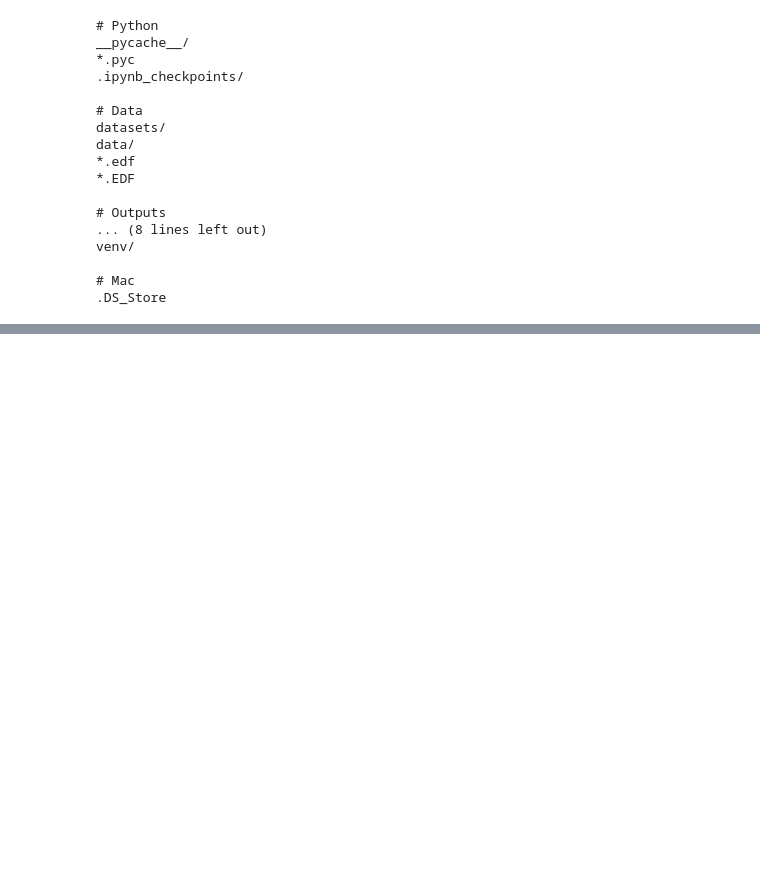
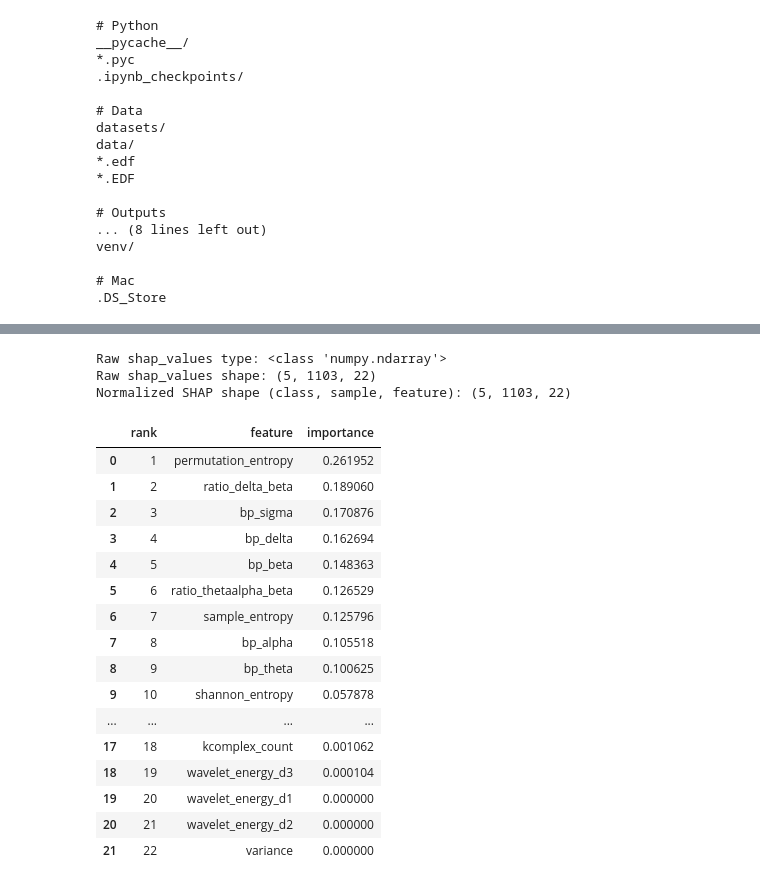
Before and after one commit to naokihayakawa1228/sleep-xai, a Jupyter notebook: notebooks/01_permana_features.ipynb, the cells around one changed output, grey strips where cells are left out. Cells and saved outputs as stored; diff of their text form; code cells hidden in the pictures; blank space fills up the shorter version.

```diff
--- a/notebooks/01_permana_features.ipynb
+++ b/notebooks/01_permana_features.ipynb
@@ -434,0 +540,59 @@ venv/
+# %%
+import numpy as np
+import pandas as pd
+
+# 棒グラフと同じ (class, sample, feature) 配列を使う。
+print("Raw shap_values type:", type(shap_values))
+print("Raw shap_values shape:", np.asarray(shap_values).shape)
+
+shap_values_global = normalize_shap_values(
+    shap_values,
+    n_classes=len(event_id),
+    n_features=len(PERMANA_FEATURE_NAMES),
+)
+print("Normalized SHAP shape (class, sample, feature):", shap_values_global.shape)
+
+expected_shape_parts = (len(event_id), len(PERMANA_FEATURE_NAMES))
+if (shap_values_global.shape[0], shap_values_global.shape[2]) != expected_shape_parts:
+    raise ValueError(
+        "SHAP shape does not match classes/features: "
+        f"{shap_values_global.shape}, expected (*): {expected_shape_parts}"
+    )
+
+# 既存の積み上げ棒グラフのクラス別 mean(abs(SHAP)) をクラス方向に合計する。
+# mean_abs_shap は既存のクラス別解析で使われるため上書きしない。
+global_importance = np.mean(
+    np.abs(shap_values_global),
+    axis=1,
+).sum(axis=0)
+
+# 既存グラフと同じ np.argsort(...)[::-1] を使い、同一順位を保証する。
+global_order = np.argsort(global_importance)[::-1]
+global_shap = pd.DataFrame({
+    "rank": np.arange(1, len(global_order) + 1),
+    "feature": np.asarray(PERMANA_FEATURE_NAMES)[global_order],
+    "importance": global_importance[global_order],
+})
+
+display(global_shap)
+# %% [output]
+Raw shap_values type: <class 'numpy.ndarray'>
+Raw shap_values shape: (5, 1103, 22)
+Normalized SHAP shape (class, sample, feature): (5, 1103, 22)
+|  | rank | feature | importance |
+| 0 | 1 | permutation_entropy | 0.261952 |
+| 1 | 2 | ratio_delta_beta | 0.189060 |
+| 2 | 3 | bp_sigma | 0.170876 |
+| 3 | 4 | bp_delta | 0.162694 |
+| 4 | 5 | bp_beta | 0.148363 |
+| 5 | 6 | ratio_thetaalpha_beta | 0.126529 |
+| 6 | 7 | sample_entropy | 0.125796 |
+| 7 | 8 | bp_alpha | 0.105518 |
+| 8 | 9 | bp_theta | 0.100625 |
+| 9 | 10 | shannon_entropy | 0.057878 |
+| ... | ... | ... | ... |
+| 17 | 18 | kcomplex_count | 0.001062 |
+| 18 | 19 | wavelet_energy_d3 | 0.000104 |
+| 19 | 20 | wavelet_energy_d1 | 0.000000 |
+| 20 | 21 | wavelet_energy_d2 | 0.000000 |
+| 21 | 22 | variance | 0.000000 |
```
Also changed, not shown: parts of 17 cells of this notebook.
